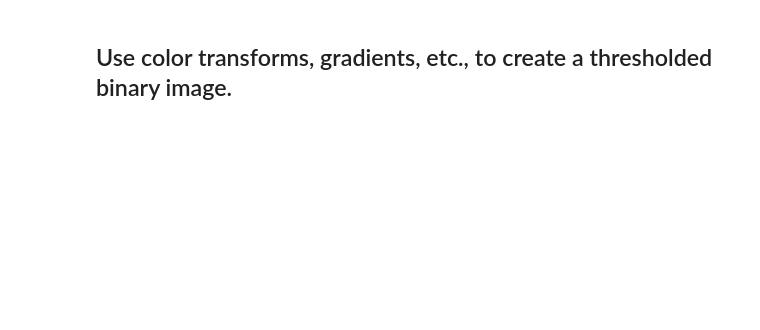
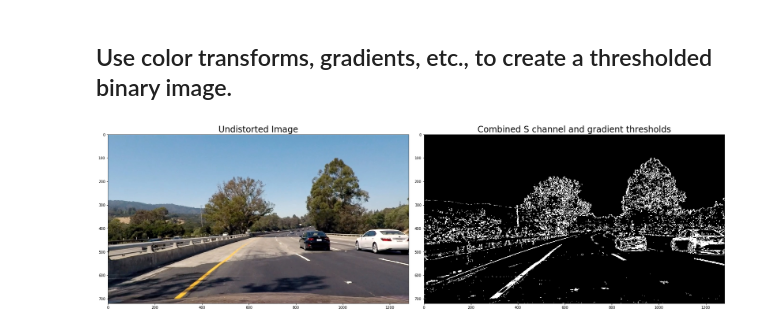
Before and after one commit to duvitech/CarND-Advanced-Lane-Lines, a Jupyter notebook: examples/example.ipynb, the cells around one changed output. Cells and saved outputs as stored; diff of their text form; code cells hidden in the pictures; blank space fills up the shorter version.

```diff
--- a/examples/example.ipynb
+++ b/examples/example.ipynb
@@ -115,2 +115,48 @@ plt.show()
 # %% [markdown]
 ## Use color transforms, gradients, etc., to create a thresholded binary image.
+# %%
+def hls_select(img, thresh=(0, 255)):
+    rawImg = cv2.cvtColor(img, cv2.COLOR_BGR2RGB)
+    hls = cv2.cvtColor(rawImg, cv2.COLOR_RGB2HLS)
+    s_channel = hls[:,:,2]
+
+    gray = cv2.cvtColor(img, cv2.COLOR_RGB2GRAY)
+
+    # Sobel x
+    sobelx = cv2.Sobel(gray, cv2.CV_64F, 1, 0) # Take the derivative in x
+    abs_sobelx = np.absolute(sobelx) # Absolute x derivative to accentuate lines away from horizontal
+    scaled_sobel = np.uint8(255*abs_sobelx/np.max(abs_sobelx))
+
+    # Threshold x gradient
+    thresh_min = 20
+    thresh_max = 100
+    sxbinary = np.zeros_like(scaled_sobel)
+    sxbinary[(scaled_sobel >= thresh_min) & (scaled_sobel <= thresh_max)] = 1
+
+    # Threshold color channel
+    s_thresh_min = 170
+    s_thresh_max = 255
+    s_binary = np.zeros_like(s_channel)
+    s_binary[(s_channel >= s_thresh_min) & (s_channel <= s_thresh_max)] = 1
+
+    color_binary = np.dstack(( np.zeros_like(sxbinary), sxbinary, s_binary)) * 255
+
+    # Combine the two binary thresholds
+    combined_binary = np.zeros_like(sxbinary)
+    combined_binary[(s_binary == 1) | (sxbinary == 1)] = 1
+
+    return combined_binary
+
+
+hls_binary = hls_select(undist, thresh=(90, 255))
+
+# Plot the result
+f, (ax1, ax2) = plt.subplots(1, 2, figsize=(24, 9))
+f.tight_layout()
+ax1.imshow(undist)
+ax1.set_title('Undistorted Image', fontsize=24)
+ax2.imshow(hls_binary, cmap='gray')
+ax2.set_title('Combined S channel and gradient thresholds', fontsize=24)
+plt.subplots_adjust(left=0., right=1, top=0.9, bottom=0.)
+# %% [output]
+[figure, added]
```
Also changed, not shown: parts of 4 cells of this notebook, 2 other files.
